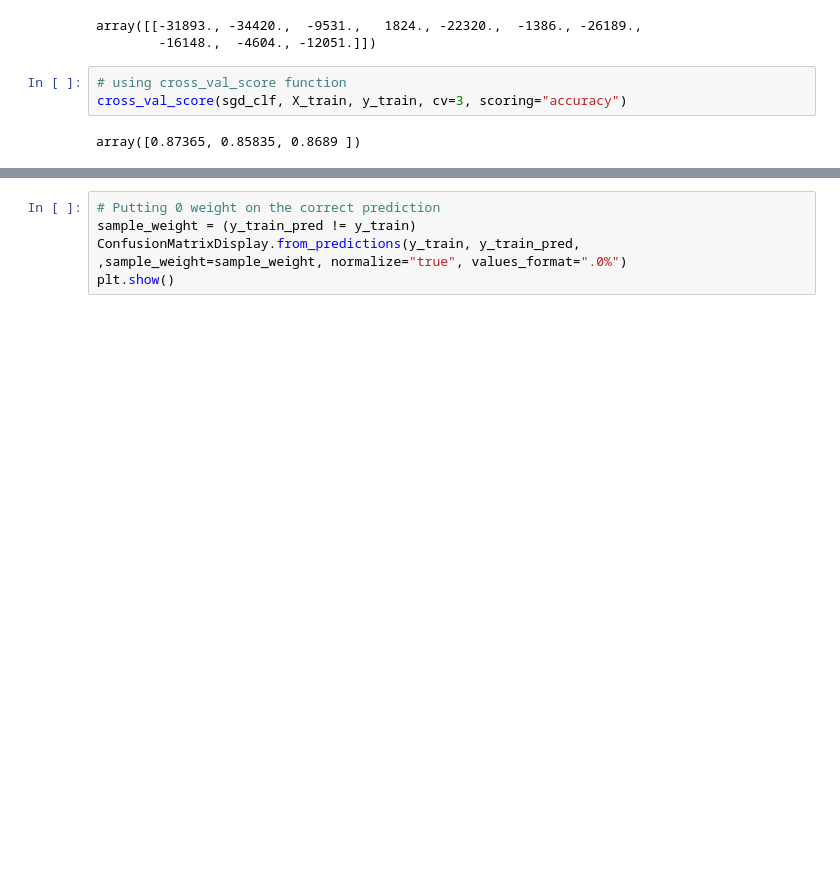
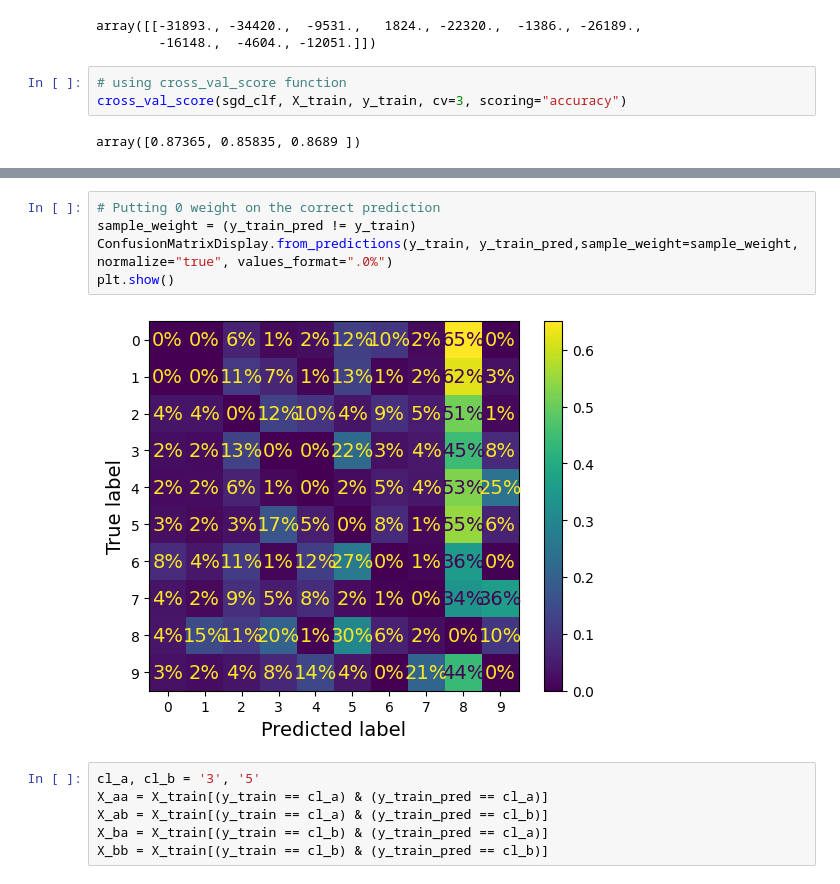
Before and after one commit to iamdurgesh/ML-Projects-By-Topic, a Jupyter notebook: classification.ipynb, the cells around one changed output, grey strips where cells are left out. Drawn from its saved outputs; the diff is of its cells as text; blank space fills up the shorter version.

Commit message:
#Plotting 3s and 5s in Confusion matrix

```diff
--- a/classification.ipynb
+++ b/classification.ipynb
@@ -426,5 +430,13 @@ plt.show()
 # %%
 # Putting 0 weight on the correct prediction
 sample_weight = (y_train_pred != y_train)
-ConfusionMatrixDisplay.from_predictions(y_train, y_train_pred, ,sample_weight=sample_weight, normalize="true", values_format=".0%")
+ConfusionMatrixDisplay.from_predictions(y_train, y_train_pred,sample_weight=sample_weight, normalize="true", values_format=".0%")
 plt.show()
+# %% [output]
+[figure, added]
+# %%
+cl_a, cl_b = '3', '5'
+X_aa = X_train[(y_train == cl_a) & (y_train_pred == cl_a)]
+X_ab = X_train[(y_train == cl_a) & (y_train_pred == cl_b)]
+X_ba = X_train[(y_train == cl_b) & (y_train_pred == cl_a)]
+X_bb = X_train[(y_train == cl_b) & (y_train_pred == cl_b)]
```
Also changed, not shown: parts of 4 cells of this notebook.
